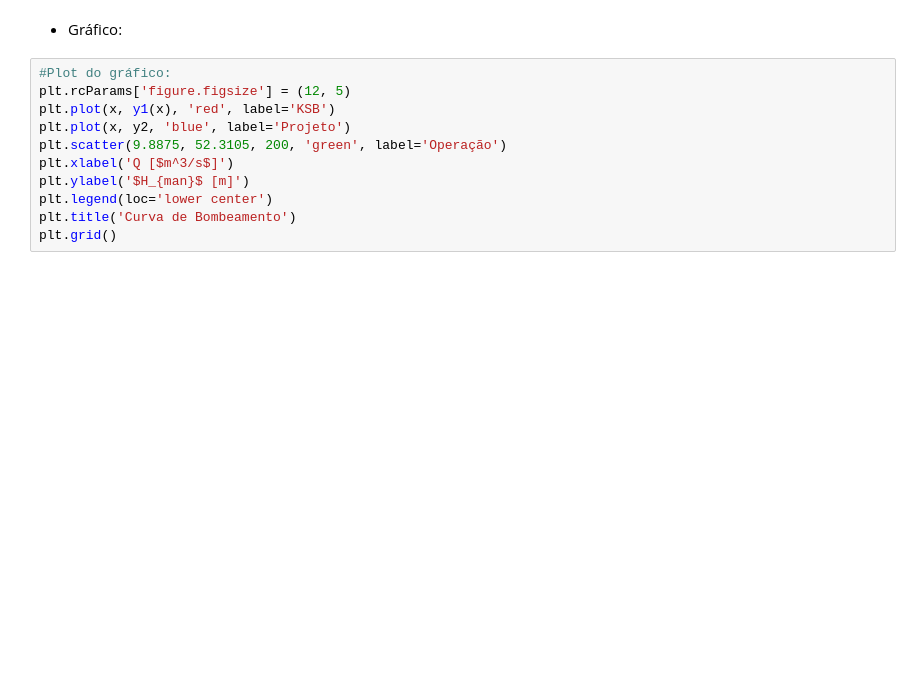
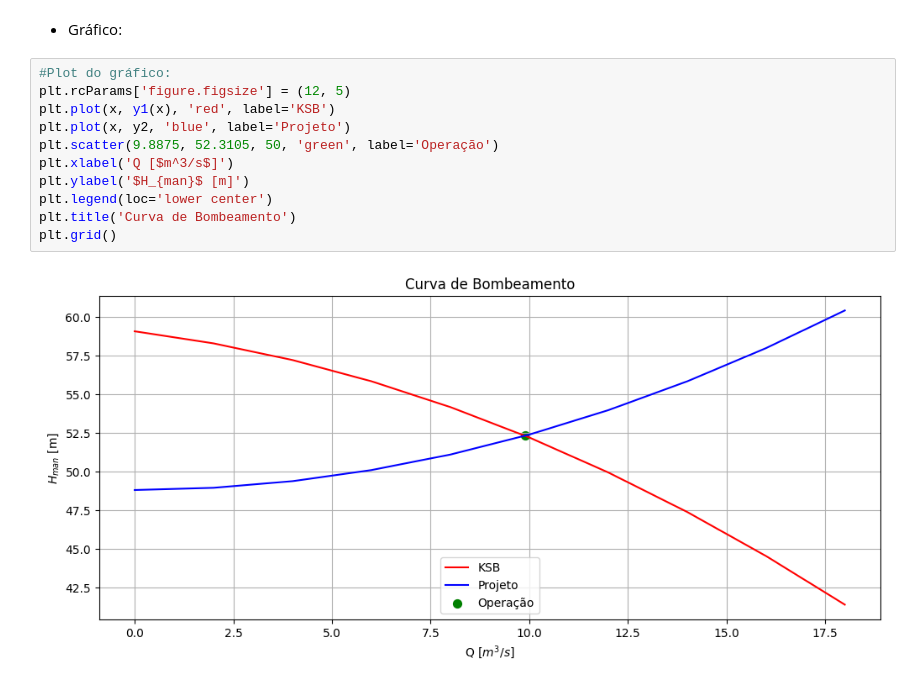
Before and after one commit to ErickNMA/LAB.FEN, a Jupyter notebook: curva_de_bombeamento.ipynb, the cells around one changed output. Saved outputs shown, nothing was run; the diff lists cells and outputs as text; blank space fills up the shorter version.

```diff
--- a/curva_de_bombeamento.ipynb
+++ b/curva_de_bombeamento.ipynb
@@ -68,11 +71,13 @@ for i in range(len(x)):
 # %%
 #Plot do gráfico:
 plt.rcParams['figure.figsize'] = (12, 5)
 plt.plot(x, y1(x), 'red', label='KSB')
 plt.plot(x, y2, 'blue', label='Projeto')
-plt.scatter(9.8875, 52.3105, 200, 'green', label='Operação')
+plt.scatter(9.8875, 52.3105, 50, 'green', label='Operação')
 plt.xlabel('Q [$m^3/s$]')
 plt.ylabel('$H_{man}$ [m]')
 plt.legend(loc='lower center')
 plt.title('Curva de Bombeamento')
 plt.grid()
+# %% [output]
+[figure, added]
```
Also changed, not shown: parts of 1 cell of this notebook, 1 other file.
